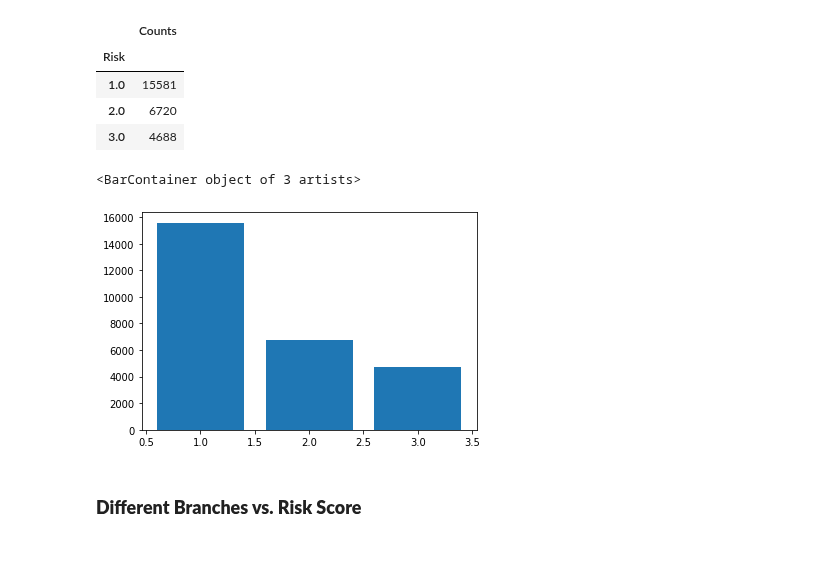
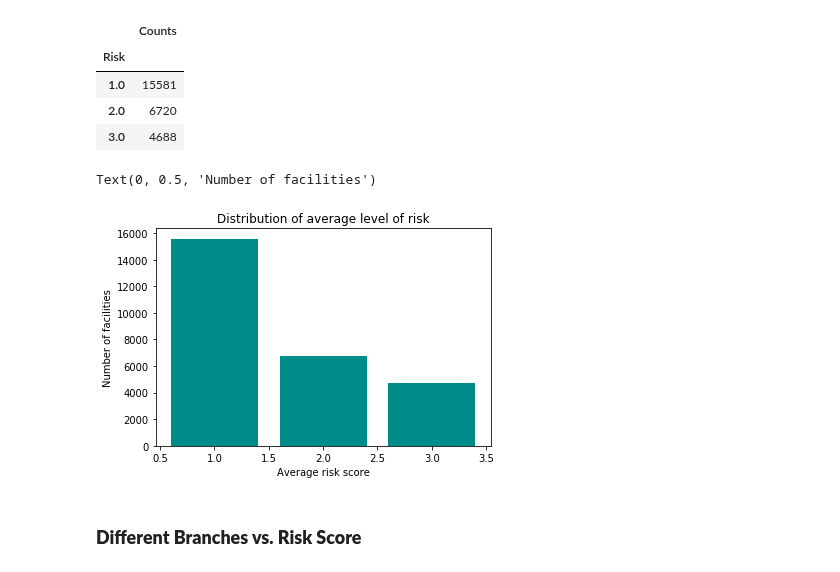
Before and after one commit to RubinDaija/epfl-ada-2019-project, a Jupyter notebook: sena_violations.ipynb, the cells around one changed output. Cells and saved outputs as stored; diff of their text form; code cells hidden in the pictures.

```diff
--- a/sena_violations.ipynb
+++ b/sena_violations.ipynb
@@ -362,11 +367,14 @@ df_avg_risk_score1
 | 1.0 | 15581 |
 | 2.0 | 6720 |
 | 3.0 | 4688 |
-# %%
-plt.bar(df_avg_risk_score1.index,df_avg_risk_score1['Counts'])
-# %% [output]
-<BarContainer object of 3 artists>
-[figure, removed]
+# %%
+plt.bar(df_avg_risk_score1.index,df_avg_risk_score1['Counts'], color='darkcyan')
+plt.title('Distribution of average level of risk')
+plt.xlabel('Average risk score')
+plt.ylabel('Number of facilities')
+# %% [output]
+Text(0, 0.5, 'Number of facilities')
+[figure, added]
 # %% [markdown]
 ### **Different Branches vs. Risk Score**
 # %% [markdown]
```
Also changed, not shown: parts of 11 cells of this notebook.
